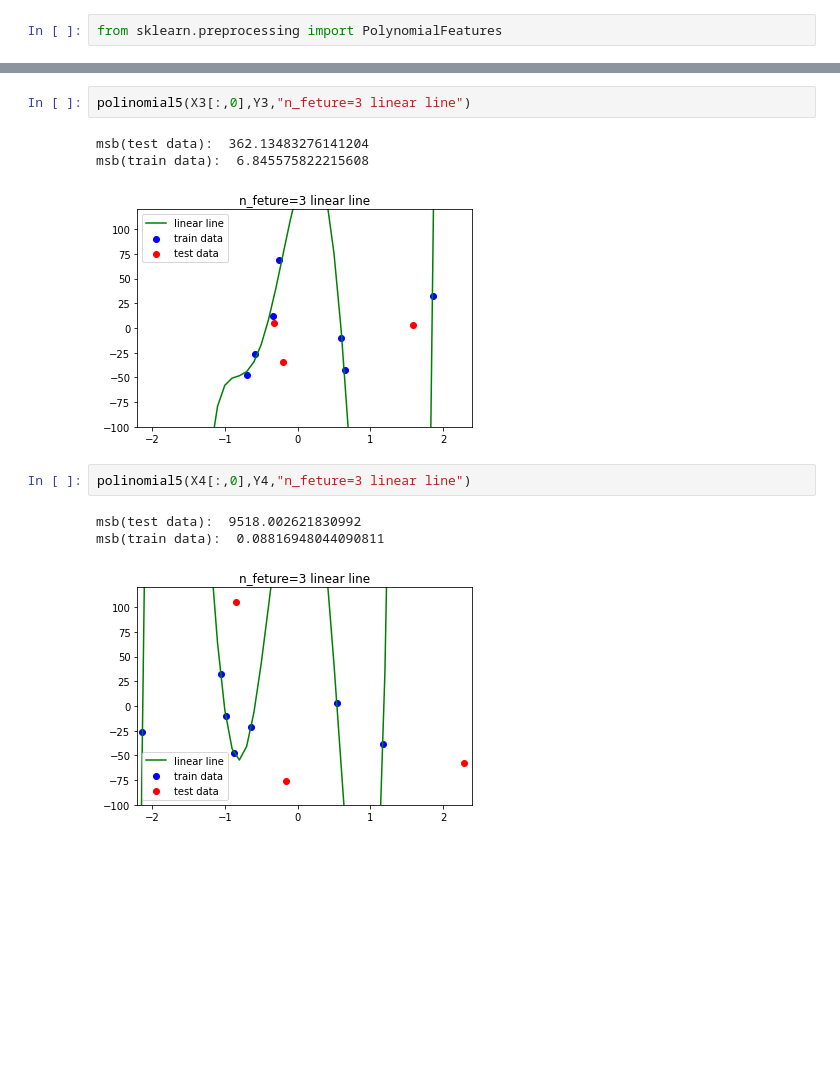
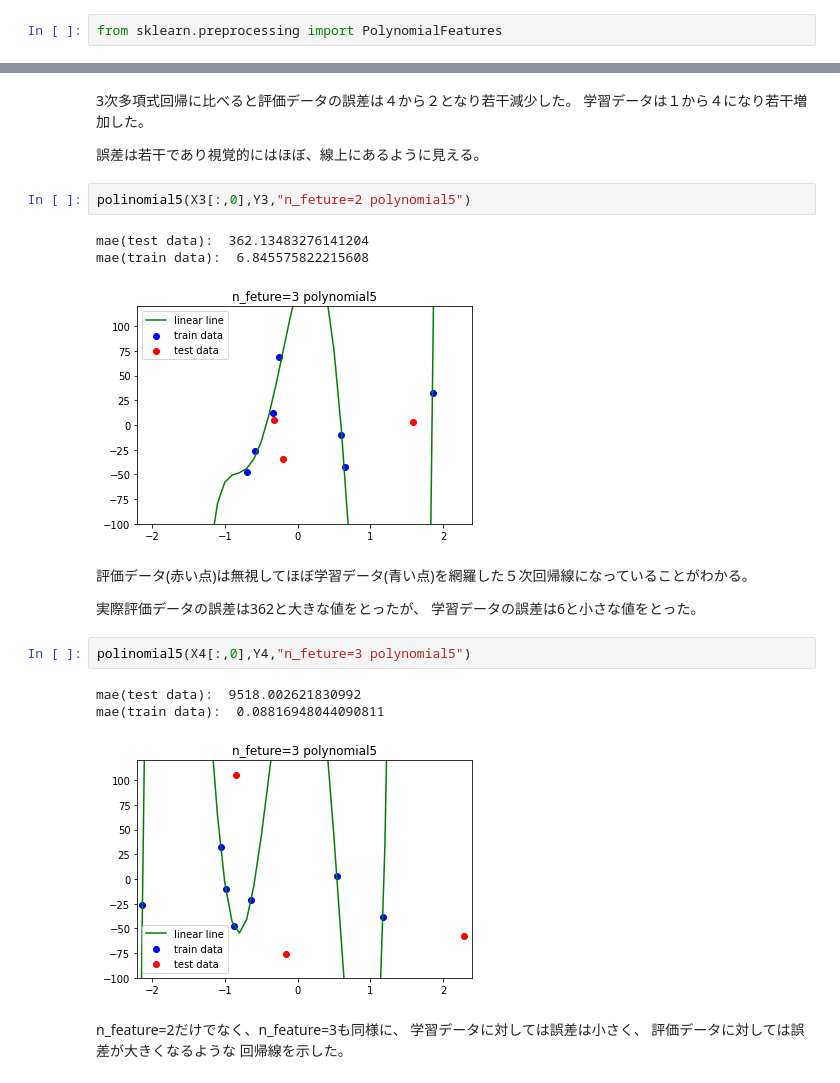
Before and after one commit to tyukei/AI, a Jupyter notebook: report1.ipynb, the cells around one changed output, grey strips where cells are left out. Cells and saved outputs as stored; diff of their text form; blank space fills up the shorter version.

```diff
--- a/report1.ipynb
+++ b/report1.ipynb
@@ -273,12 +384,27 @@ def polinomial5(X,y,title):
+# %% [markdown]
+3次多項式回帰に比べると評価データの誤差は４から２となり若干減少した。
+学習データは１から４になり若干増加した。
+
+誤差は若干であり視覚的にはほぼ、線上にあるように見える。
 # %%
-polinomial5(X3[:,0],Y3,"n_feture=3 linear line")
+polinomial5(X3[:,0],Y3,"n_feture=2 polynomial5")
 # %% [output]
-msb(test data):  362.13483276141204
-msb(train data):  6.845575822215608
+mae(test data):  362.13483276141204
+mae(train data):  6.845575822215608
-[figure, old version]
+[figure, new version]
+# %% [markdown]
+評価データ(赤い点)は無視してほぼ学習データ(青い点)を網羅した５次回帰線になっていることがわかる。
+
+実際評価データの誤差は362と大きな値をとったが、
+学習データの誤差は6と小さな値をとった。
 # %%
-polinomial5(X4[:,0],Y4,"n_feture=3 linear line")
+polinomial5(X4[:,0],Y4,"n_feture=3 polynomial5")
 # %% [output]
-msb(test data):  9518.002621830992
-msb(train data):  0.08816948044090811
+mae(test data):  9518.002621830992
+mae(train data):  0.08816948044090811
-[figure, old version]
+[figure, new version]
+# %% [markdown]
+n_feature=2だけでなく、n_feature=3も同様に、
+学習データに対しては誤差は小さく、
+評価データに対しては誤差が大きくなるような
+回帰線を示した。
```
Also changed, not shown: parts of 31 cells of this notebook.
